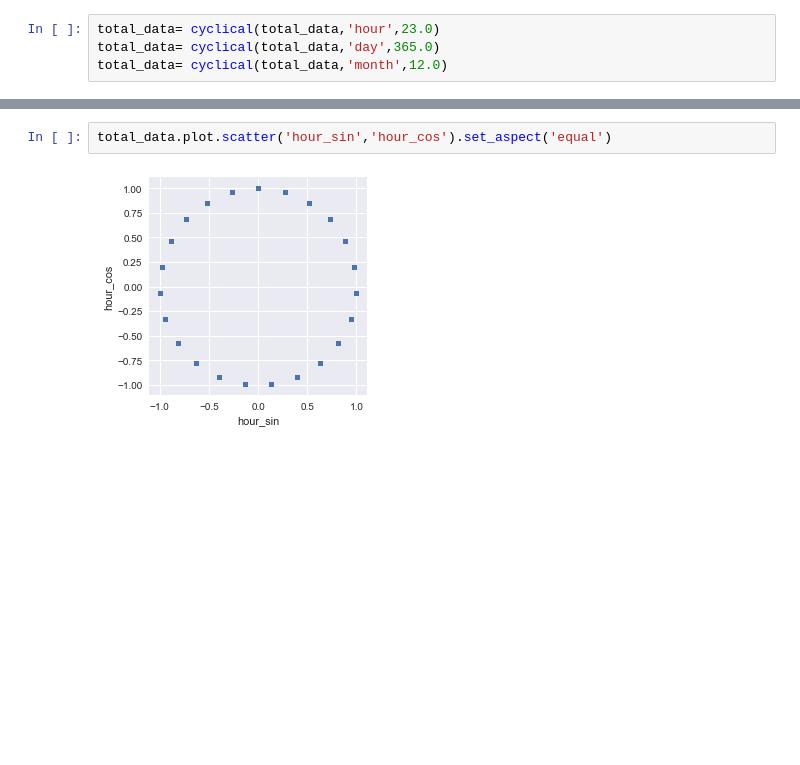
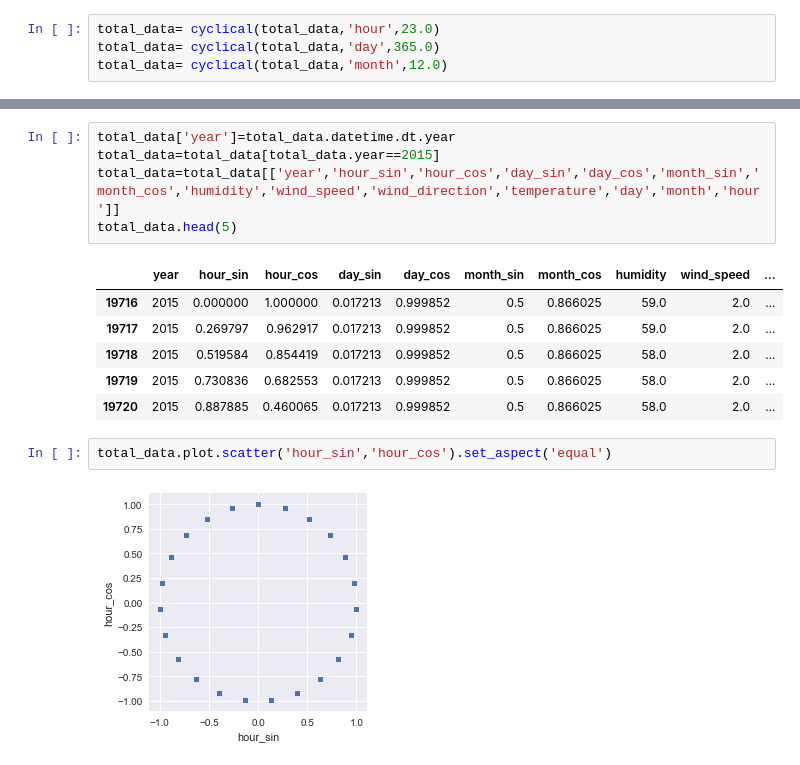
Before and after one commit to Negah20/CEBD1260-ANALITICAL, a Jupyter notebook: project/code/data-cleaning-weather-par2.ipynb, the cells around one changed output, grey strips where cells are left out. Drawn from its saved outputs; the diff is of its cells as text; blank space fills up the shorter version.

```diff
--- a/project/code/data-cleaning-weather-par2.ipynb
+++ b/project/code/data-cleaning-weather-par2.ipynb
@@ -249,3 +237,15 @@ total_data.head(5)
+# %%
+total_data['year']=total_data.datetime.dt.year
+total_data=total_data[total_data.year==2015]
+total_data=total_data[['year','hour_sin','hour_cos','day_sin','day_cos','month_sin','month_cos','humidity','wind_speed','wind_direction','temperature','day','month','hour']]
+total_data.head(5)
+# %% [output]
+|  | year | hour_sin | hour_cos | day_sin | day_cos | month_sin | month_cos | humidity | wind_speed | ... |
+| 19716 | 2015 | 0.000000 | 1.000000 | 0.017213 | 0.999852 | 0.5 | 0.866025 | 59.0 | 2.0 | ... |
+| 19717 | 2015 | 0.269797 | 0.962917 | 0.017213 | 0.999852 | 0.5 | 0.866025 | 59.0 | 2.0 | ... |
+| 19718 | 2015 | 0.519584 | 0.854419 | 0.017213 | 0.999852 | 0.5 | 0.866025 | 58.0 | 2.0 | ... |
+| 19719 | 2015 | 0.730836 | 0.682553 | 0.017213 | 0.999852 | 0.5 | 0.866025 | 58.0 | 2.0 | ... |
+| 19720 | 2015 | 0.887885 | 0.460065 | 0.017213 | 0.999852 | 0.5 | 0.866025 | 58.0 | 2.0 | ... |
 # %%
 total_data.plot.scatter('hour_sin','hour_cos').set_aspect('equal')
 # %% [output]
```
Also changed, not shown: parts of 24 cells of this notebook.
